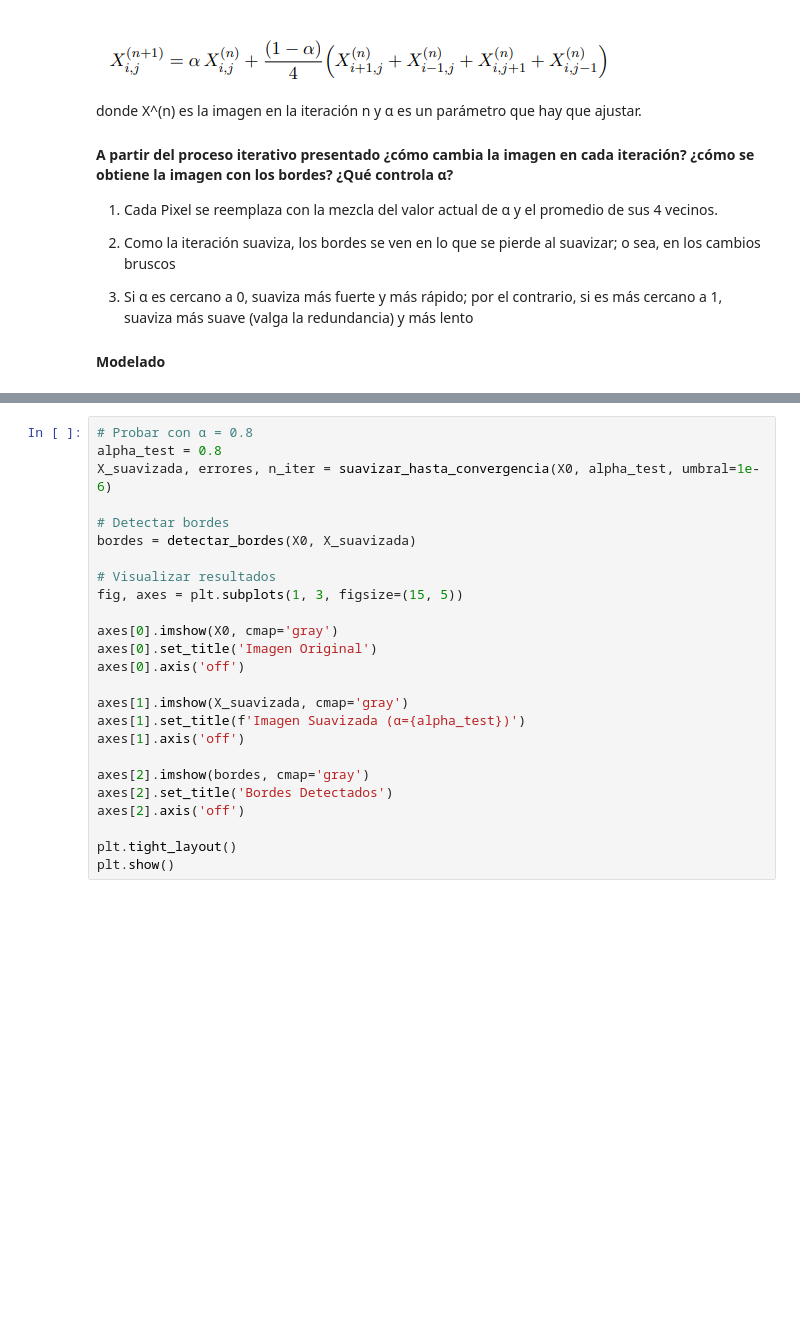
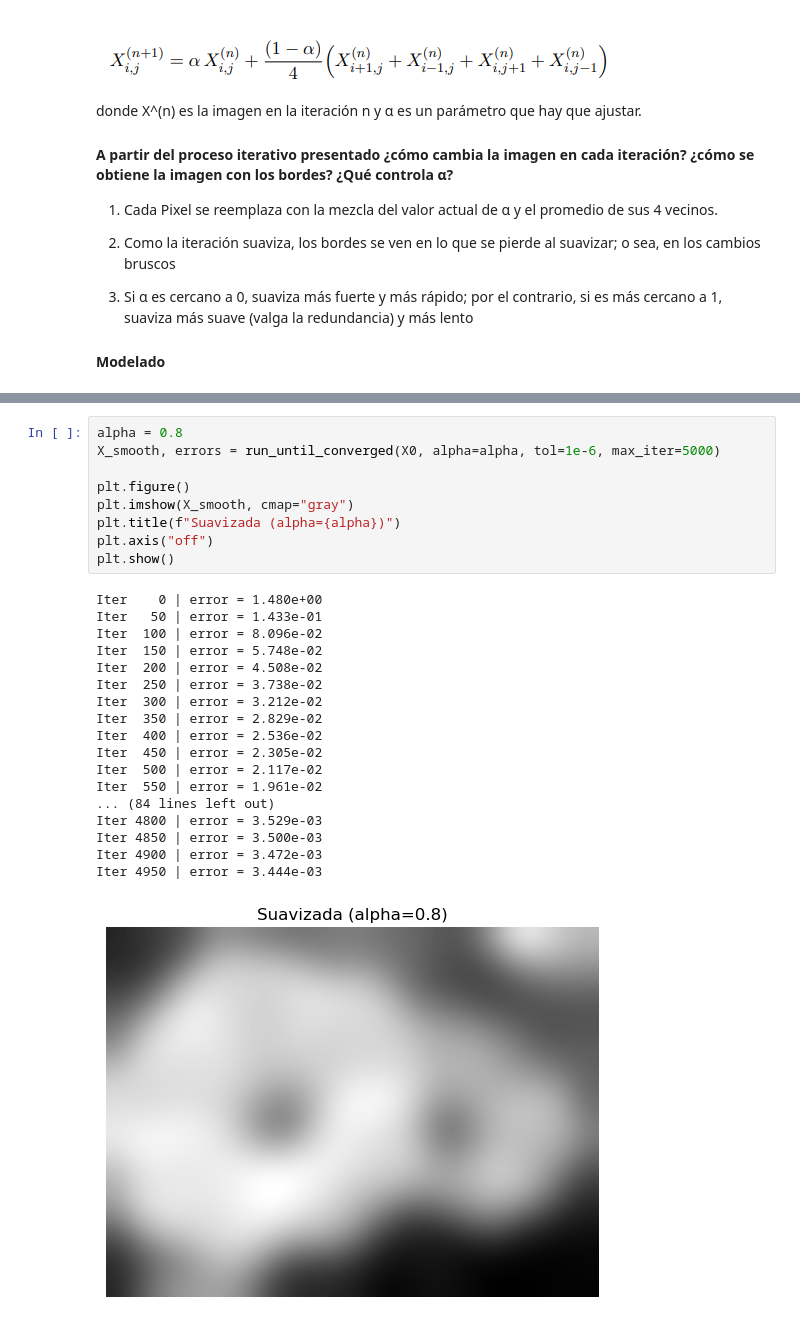
Before and after one commit to ManuCarov/Examen1--MatApl, a Jupyter notebook: Examen1- MatApl-Acosta-Caro-Velasquez.ipynb, the cells around one changed output, grey strips where cells are left out. Saved outputs shown, nothing was run; the diff lists cells and outputs as text; blank space fills up the shorter version.

```diff
--- a/Examen1- MatApl-Acosta-Caro-Velasquez.ipynb
+++ b/Examen1- MatApl-Acosta-Caro-Velasquez.ipynb
@@ -572,25 +544,28 @@ Esta métrica mide el cambio relativo entre iteraciones consecutivas. Es apropia
 # %%
-# Probar con α = 0.8
-alpha_test = 0.8
-X_suavizada, errores, n_iter = suavizar_hasta_convergencia(X0, alpha_test, umbral=1e-6)
+alpha = 0.8
+X_smooth, errors = run_until_converged(X0, alpha=alpha, tol=1e-6, max_iter=5000)
 
-# Detectar bordes
-bordes = detectar_bordes(X0, X_suavizada)
-
-# Visualizar resultados
-fig, axes = plt.subplots(1, 3, figsize=(15, 5))
-
-axes[0].imshow(X0, cmap='gray')
-axes[0].set_title('Imagen Original')
-axes[0].axis('off')
-
-axes[1].imshow(X_suavizada, cmap='gray')
-axes[1].set_title(f'Imagen Suavizada (α={alpha_test})')
-axes[1].axis('off')
-
-axes[2].imshow(bordes, cmap='gray')
-axes[2].set_title('Bordes Detectados')
-axes[2].axis('off')
-
-plt.tight_layout()
+plt.figure()
+plt.imshow(X_smooth, cmap="gray")
+plt.title(f"Suavizada (alpha={alpha})")
+plt.axis("off")
 plt.show()
+# %% [output]
+Iter    0 | error = 1.480e+00
+Iter   50 | error = 1.433e-01
+Iter  100 | error = 8.096e-02
+Iter  150 | error = 5.748e-02
+Iter  200 | error = 4.508e-02
+Iter  250 | error = 3.738e-02
+Iter  300 | error = 3.212e-02
+Iter  350 | error = 2.829e-02
+Iter  400 | error = 2.536e-02
+Iter  450 | error = 2.305e-02
+Iter  500 | error = 2.117e-02
+Iter  550 | error = 1.961e-02
+... (84 lines left out)
+Iter 4800 | error = 3.529e-03
+Iter 4850 | error = 3.500e-03
+Iter 4900 | error = 3.472e-03
+Iter 4950 | error = 3.444e-03
+[figure, added]
```
Also changed, not shown: parts of 19 cells of this notebook, 2 other files.
